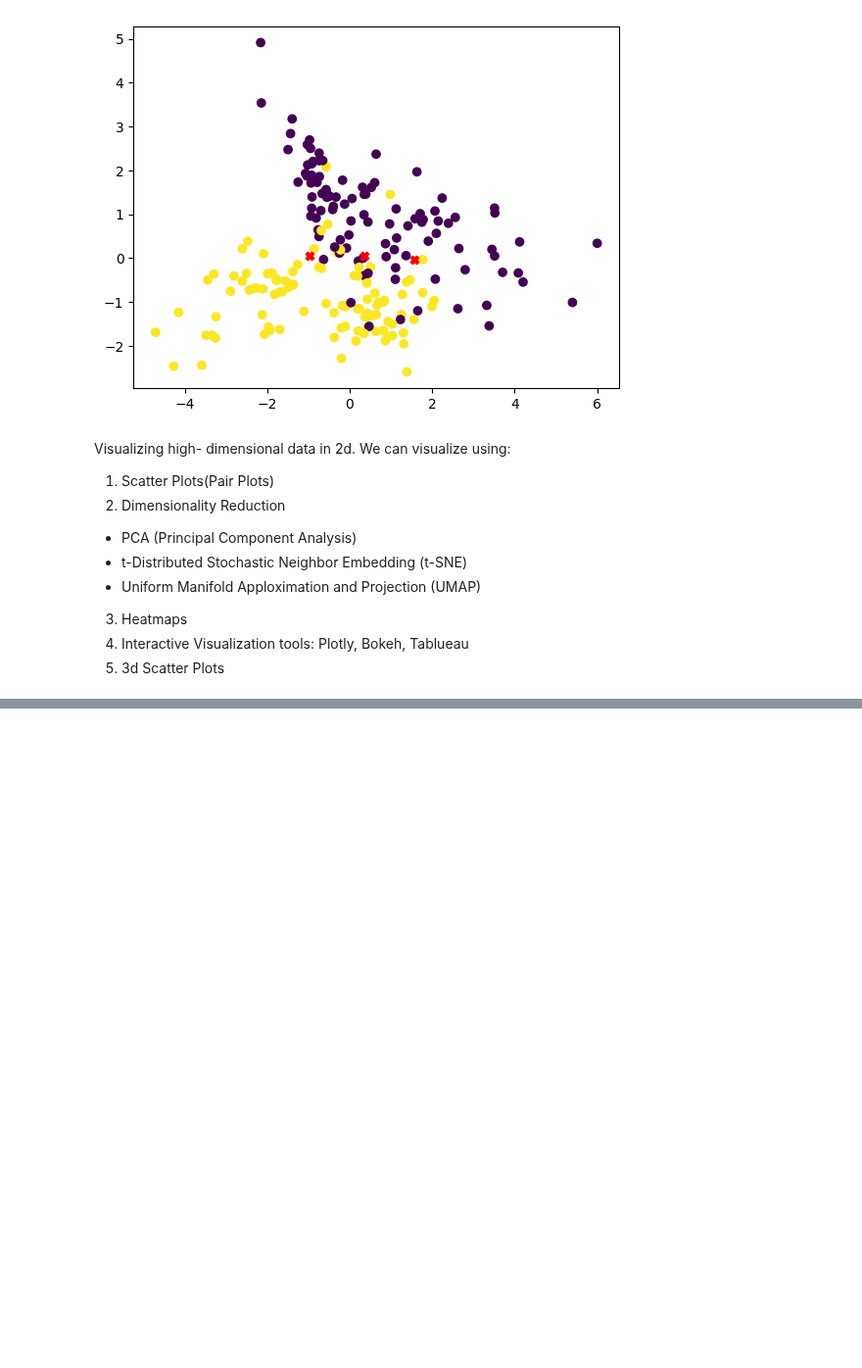
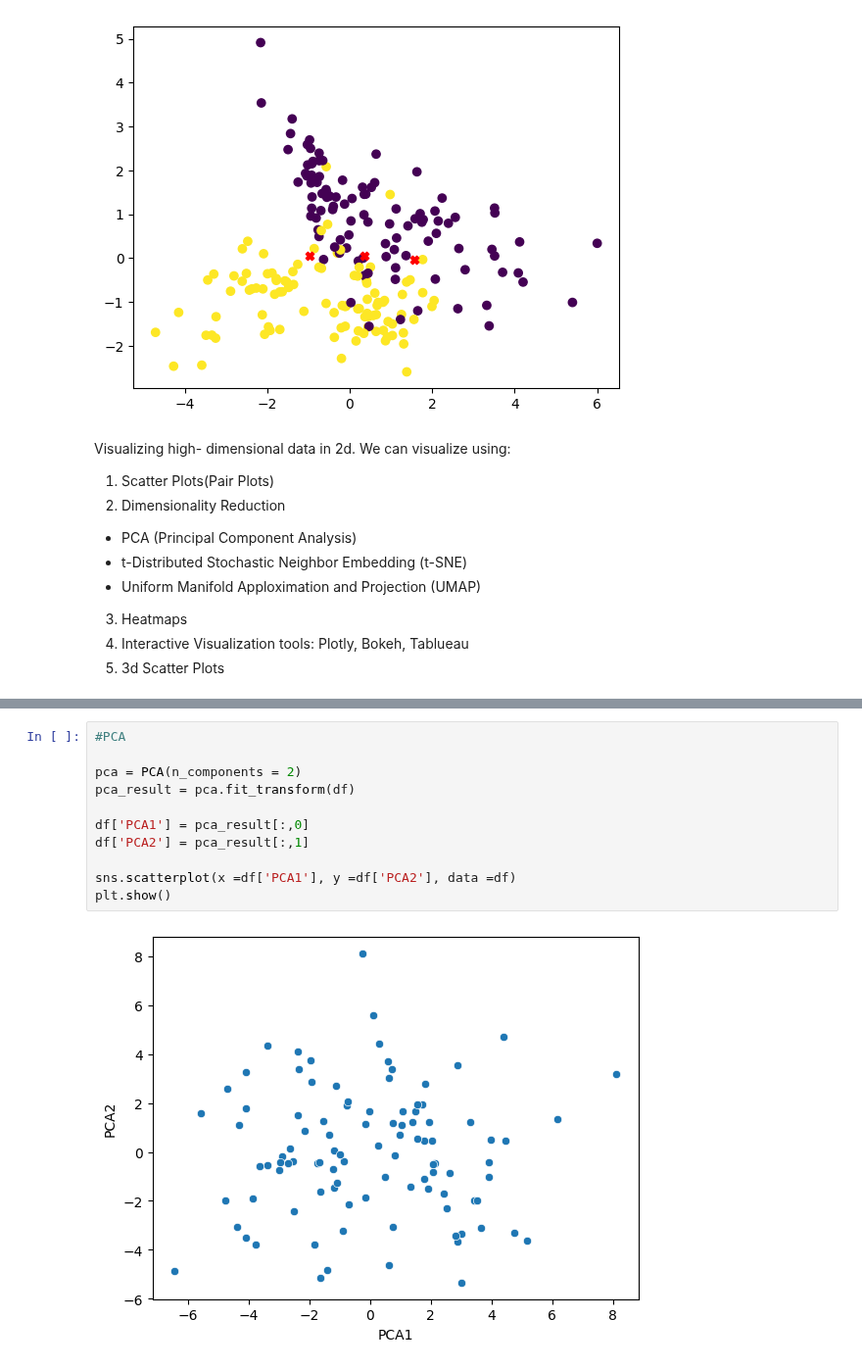
Before and after one commit to MrSimple07/MachineLearning_Practice, a Jupyter notebook: RandomML.ipynb, the cells around one changed output, grey strips where cells are left out. Shown at 98% size. Cells and saved outputs as stored; diff of their text form; blank space fills up the shorter version.

```diff
--- a/RandomML.ipynb
+++ b/RandomML.ipynb
@@ -552,0 +567,13 @@ df.head()
+# %%
+#PCA
+
+pca = PCA(n_components = 2)
+pca_result = pca.fit_transform(df)
+
+df['PCA1'] = pca_result[:,0]
+df['PCA2'] = pca_result[:,1]
+
+sns.scatterplot(x =df['PCA1'], y =df['PCA2'], data =df)
+plt.show()
+# %% [output]
+[figure, added]
```
Also changed, not shown: parts of 5 cells of this notebook.
